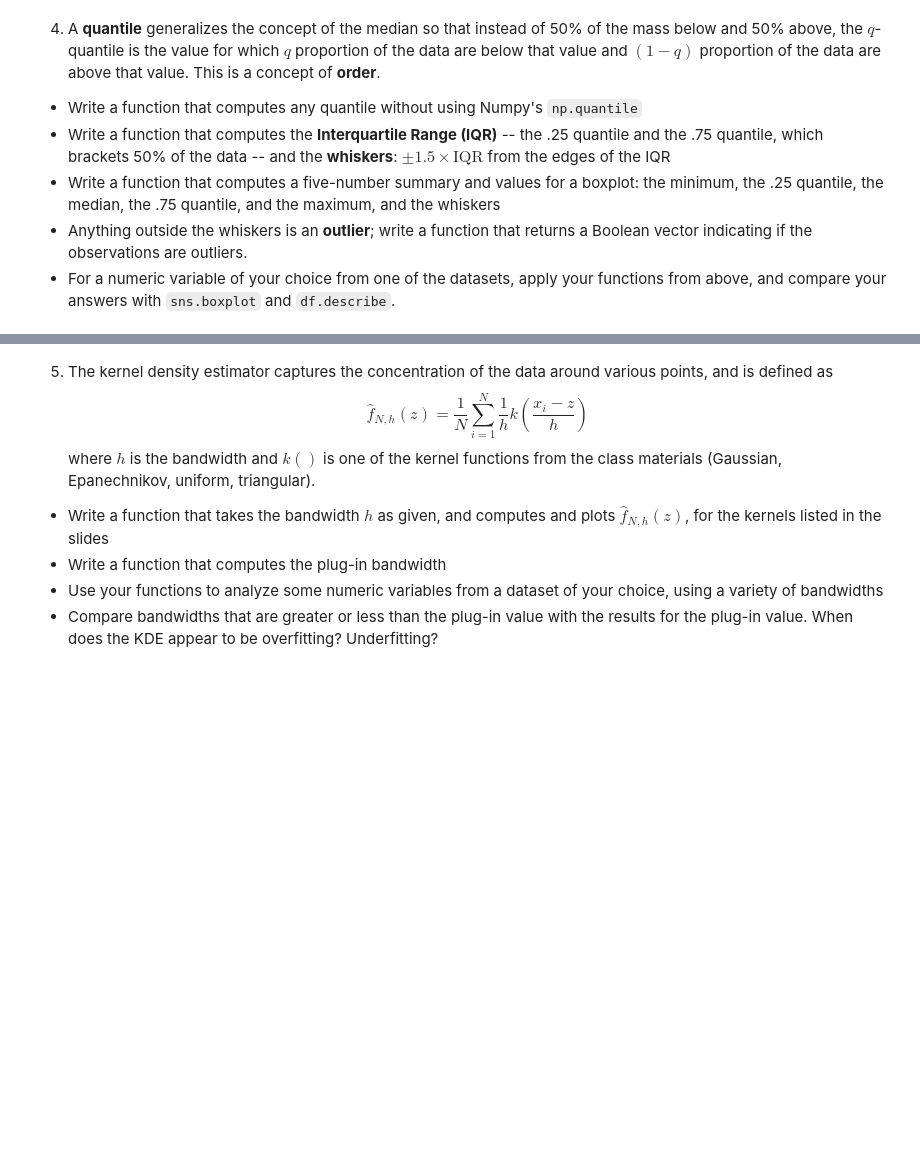
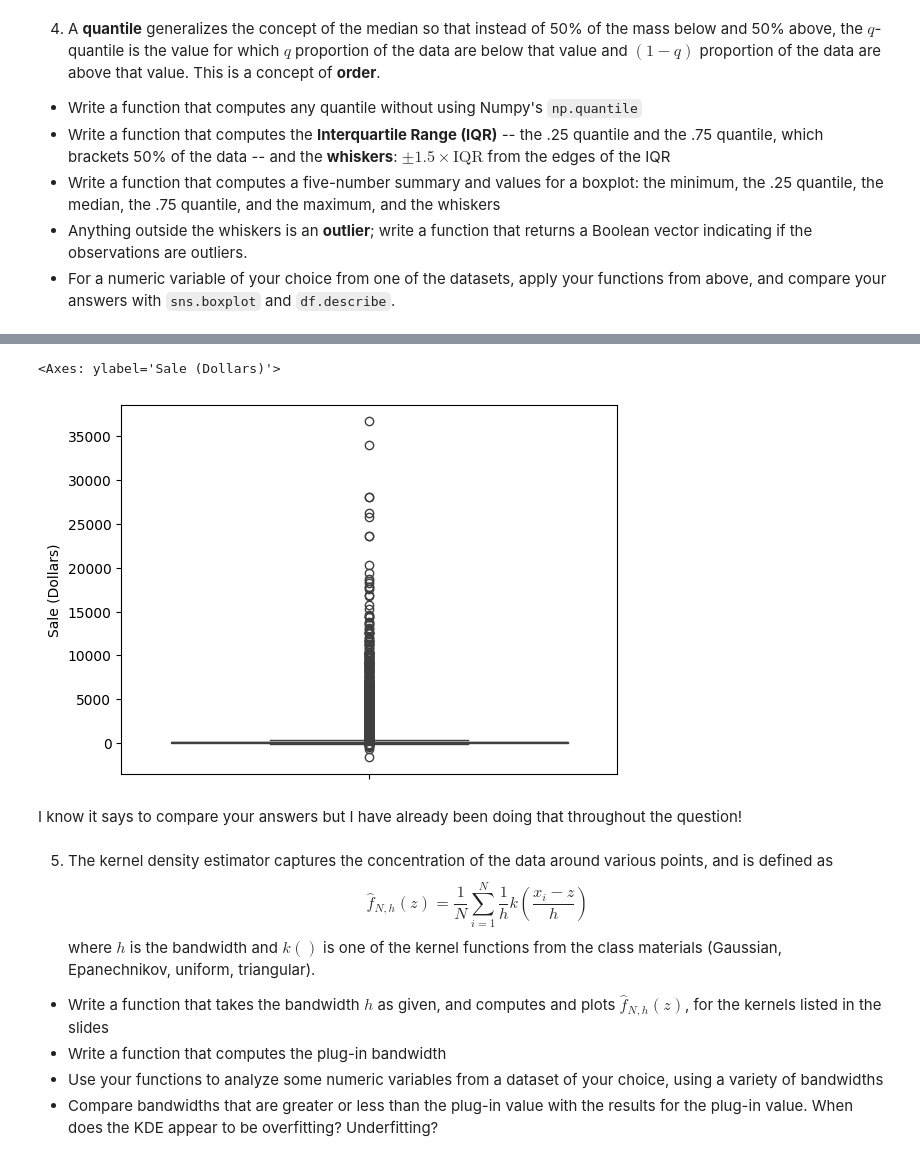
Before and after one commit to aniyahlater/ds5030assignments, a Jupyter notebook: assignment_2-1.ipynb, the cells around one changed output, grey strips where cells are left out. Drawn from its saved outputs; the diff is of its cells as text; code cells hidden in the pictures; blank space fills up the shorter version.

```diff
--- a/assignment_2-1.ipynb
+++ b/assignment_2-1.ipynb
@@ -13,0 +20,3 @@ import seaborn as sns
+# %%
+bottle = pd.read_csv("data/iowa.csv")
+bottle.head()
@@ -13,0 +30,22 @@ import seaborn as sns
+# %%
+# going to create the new true profit column and then do .groupby
+bottle["True Profit"] = bottle["State Bottle Retail"] - bottle["State Bottle Cost"]
+
+# using groupby to determine the most profitable sales
+sale_by_item = bottle.groupby("Item Description", as_index=False)["True Profit"].sum().sort_values(by="True Profit",ascending=False)
+# print(sale_by_item.head())
+
+# okay want to take the previous info and look at it in tandem with sale dollars and quantity sold
+quantity_by_item = bottle.groupby("Item Description", as_index=False)["Bottles Sold"].sum().sort_values(by="Bottles Sold",ascending=False)
+print(quantity_by_item.head())
+
+
+
+
+# going to concatenate the two dataframes
+combined = pd.concat([sale_by_item, quantity_by_item], axis=1)
+
+# link: https://stackoverflow.com/questions/14984119/python-pandas-remove-duplicate-columns
+# dropping duplicate column
+combined = combined.loc[:,~combined.columns.duplicated()].copy()
+combined
@@ -160,3 +406,10 @@ $ 1- \mathbb{I}\{ x \le z \} = \mathbb{I}\{ x > z \}$ is true because of how the
+# %%
+sns.boxplot(bottle["Sale (Dollars)"])
+# %% [output]
+<Axes: ylabel='Sale (Dollars)'>
+[figure, added]
+# %% [markdown]
+I know it says to compare your answers but I have already been doing that throughout the question!
 # %% [markdown]
 5. The kernel density estimator captures the concentration of the data around various points, and is defined as
 $$
```
Also changed, not shown: parts of 22 cells of this notebook, 1 other file.
